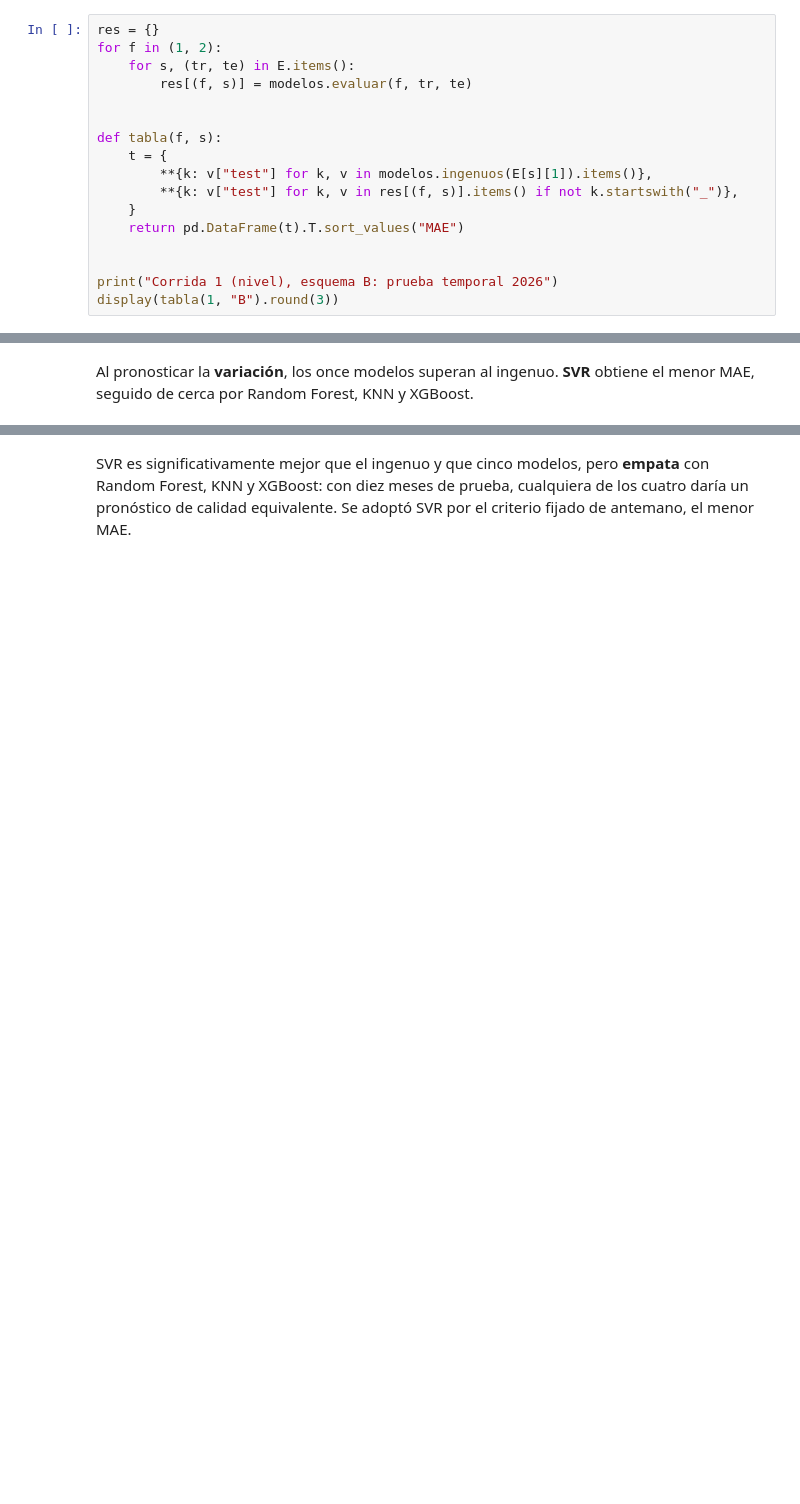
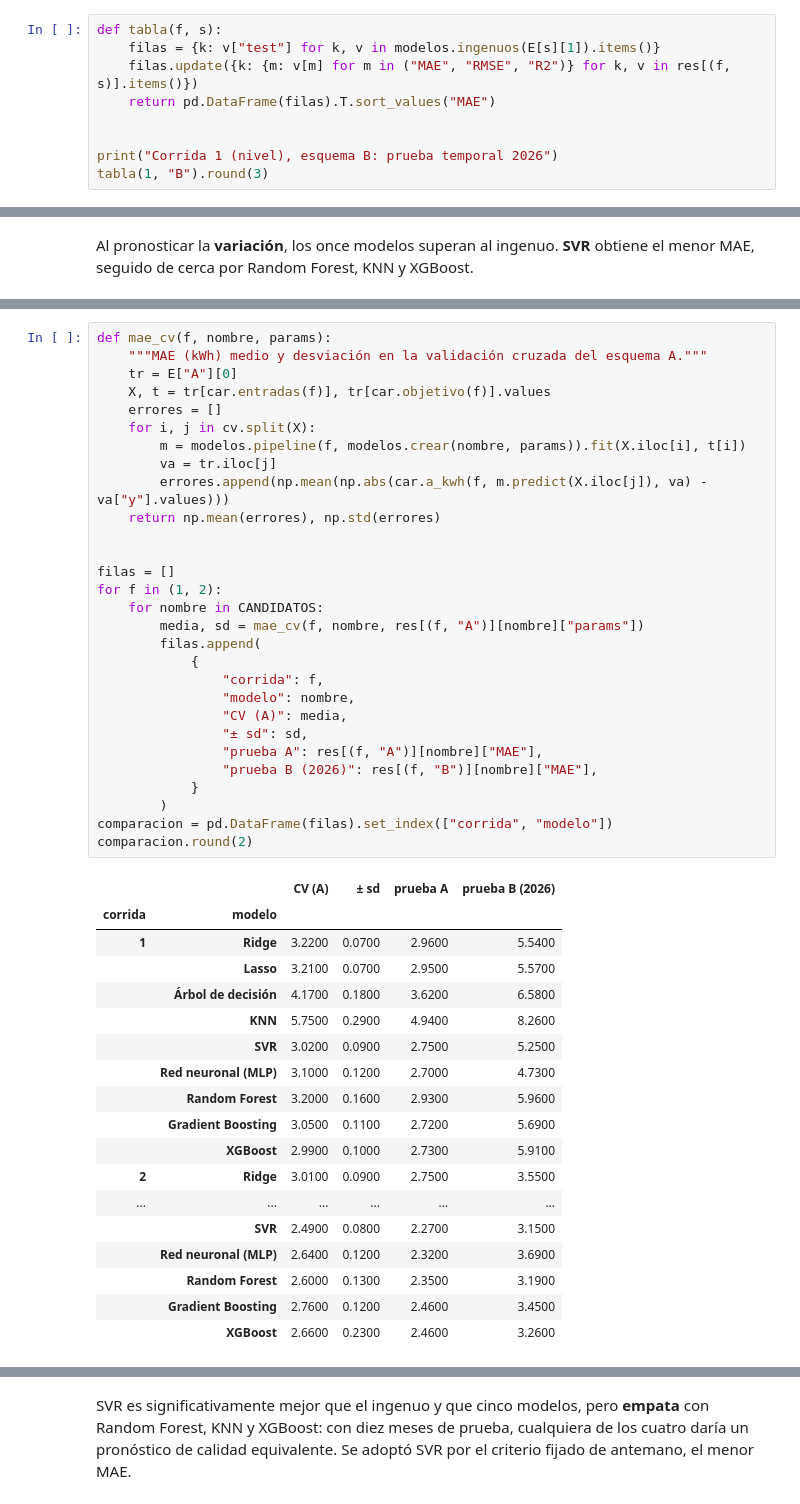
Before and after one commit to engiegarcia/machine-learning-backend, a Jupyter notebook: notebooks/03_supervisado.ipynb, the cells around one changed output, grey strips where cells are left out. Cells and saved outputs as stored; diff of their text form; blank space fills up the shorter version.

```diff
--- a/notebooks/03_supervisado.ipynb
+++ b/notebooks/03_supervisado.ipynb
@@ -159,20 +246,12 @@ pd.DataFrame(
 # %%
-res = {}
-for f in (1, 2):
-    for s, (tr, te) in E.items():
-        res[(f, s)] = modelos.evaluar(f, tr, te)
-
-
 def tabla(f, s):
-    t = {
-        **{k: v["test"] for k, v in modelos.ingenuos(E[s][1]).items()},
-        **{k: v["test"] for k, v in res[(f, s)].items() if not k.startswith("_")},
-    }
-    return pd.DataFrame(t).T.sort_values("MAE")
+    filas = {k: v["test"] for k, v in modelos.ingenuos(E[s][1]).items()}
+    filas.update({k: {m: v[m] for m in ("MAE", "RMSE", "R2")} for k, v in res[(f, s)].items()})
+    return pd.DataFrame(filas).T.sort_values("MAE")
 
 
 print("Corrida 1 (nivel), esquema B: prueba temporal 2026")
-display(tabla(1, "B").round(3))
+tabla(1, "B").round(3)
 # %% [output]
 Corrida 1 (nivel), esquema B: prueba temporal 2026
 |  | MAE | RMSE | R2 |
@@ -236,0 +317,48 @@ plt.show()
+# %%
+def mae_cv(f, nombre, params):
+    """MAE (kWh) medio y desviación en la validación cruzada del esquema A."""
+    tr = E["A"][0]
+    X, t = tr[car.entradas(f)], tr[car.objetivo(f)].values
+    errores = []
+    for i, j in cv.split(X):
+        m = modelos.pipeline(f, modelos.crear(nombre, params)).fit(X.iloc[i], t[i])
+        va = tr.iloc[j]
+        errores.append(np.mean(np.abs(car.a_kwh(f, m.predict(X.iloc[j]), va) - va["y"].values)))
+    return np.mean(errores), np.std(errores)
+
+
+filas = []
+for f in (1, 2):
+    for nombre in CANDIDATOS:
+        media, sd = mae_cv(f, nombre, res[(f, "A")][nombre]["params"])
+        filas.append(
+            {
+                "corrida": f,
+                "modelo": nombre,
+                "CV (A)": media,
+                "± sd": sd,
+                "prueba A": res[(f, "A")][nombre]["MAE"],
+                "prueba B (2026)": res[(f, "B")][nombre]["MAE"],
+            }
+        )
+comparacion = pd.DataFrame(filas).set_index(["corrida", "modelo"])
+comparacion.round(2)
+# %% [output]
+|  |  | CV (A) | ± sd | prueba A | prueba B (2026) |
+| corrida | modelo |  |  |  |  |
+| 1 | Ridge | 3.2200 | 0.0700 | 2.9600 | 5.5400 |
+|  | Lasso | 3.2100 | 0.0700 | 2.9500 | 5.5700 |
+|  | Árbol de decisión | 4.1700 | 0.1800 | 3.6200 | 6.5800 |
+|  | KNN | 5.7500 | 0.2900 | 4.9400 | 8.2600 |
+|  | SVR | 3.0200 | 0.0900 | 2.7500 | 5.2500 |
+|  | Red neuronal (MLP) | 3.1000 | 0.1200 | 2.7000 | 4.7300 |
+|  | Random Forest | 3.2000 | 0.1600 | 2.9300 | 5.9600 |
+|  | Gradient Boosting | 3.0500 | 0.1100 | 2.7200 | 5.6900 |
+|  | XGBoost | 2.9900 | 0.1000 | 2.7300 | 5.9100 |
+| 2 | Ridge | 3.0100 | 0.0900 | 2.7500 | 3.5500 |
+| ... | ... | ... | ... | ... | ... |
+|  | SVR | 2.4900 | 0.0800 | 2.2700 | 3.1500 |
+|  | Red neuronal (MLP) | 2.6400 | 0.1200 | 2.3200 | 3.6900 |
+|  | Random Forest | 2.6000 | 0.1300 | 2.3500 | 3.1900 |
+|  | Gradient Boosting | 2.7600 | 0.1200 | 2.4600 | 3.4500 |
+|  | XGBoost | 2.6600 | 0.2300 | 2.4600 | 3.2600 |
```
Also changed, not shown: parts of 44 cells of this notebook, 1 other file.
